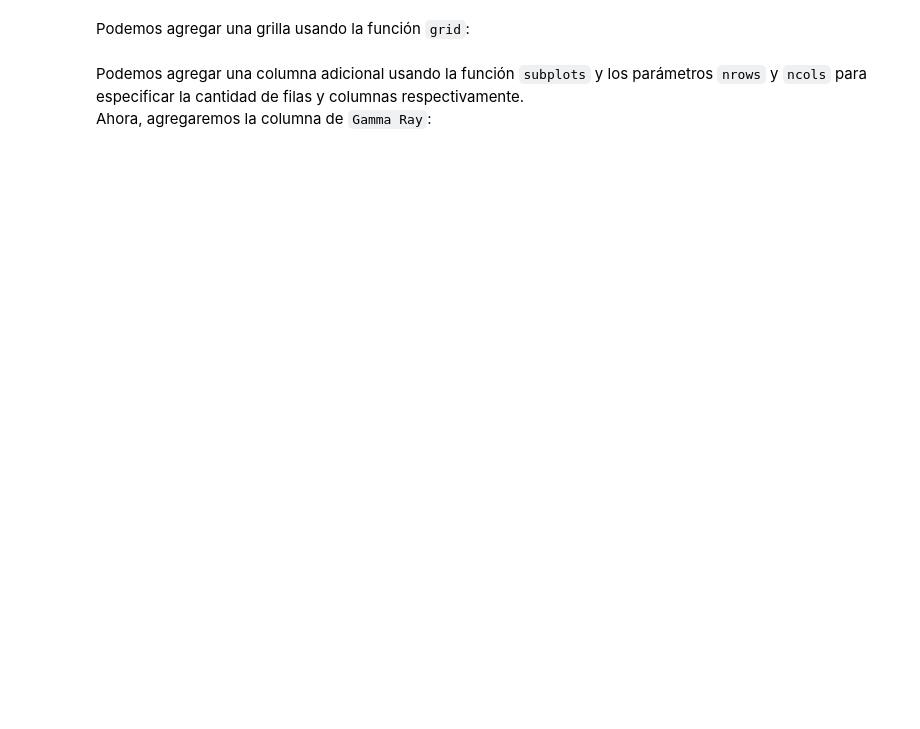
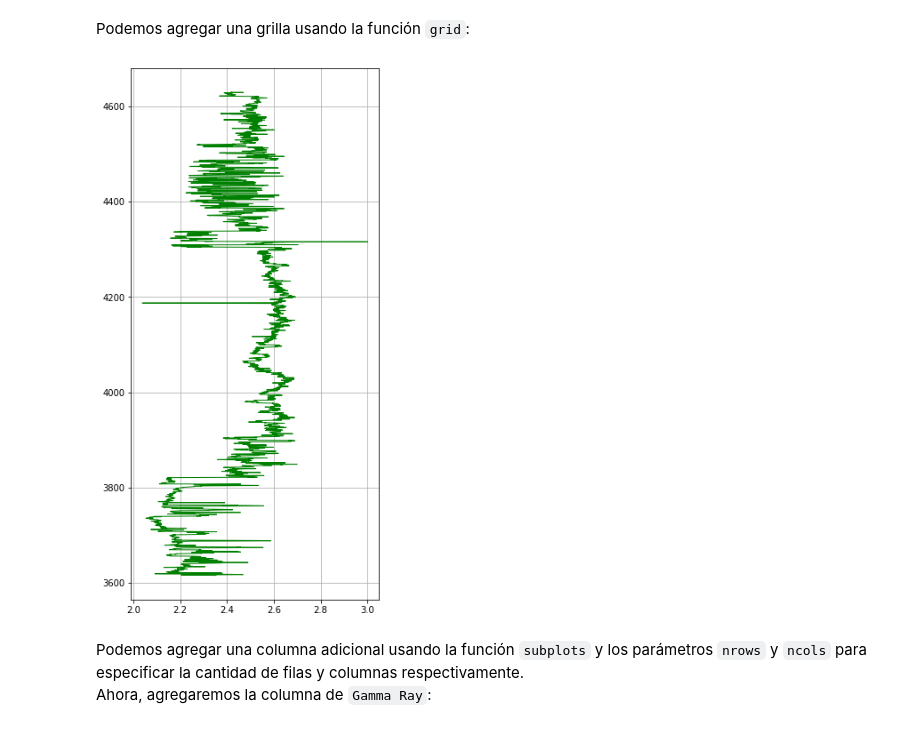
Before and after one commit to kevinalexandr19/manual-python-geologia, a Jupyter notebook: notebooks/5a_registro_pozos.ipynb, the cells around one changed output. Cells and saved outputs as stored; diff of their text form; code cells hidden in the pictures; blank space fills up the shorter version.

```diff
--- a/notebooks/5a_registro_pozos.ipynb
+++ b/notebooks/5a_registro_pozos.ipynb
@@ -63,9 +81,11 @@ plt.show()
 Podemos agregar una grilla usando la función `grid`:
 # %%
 plt.figure(figsize=(5, 11))
-plt.plot(data["Densidad Aparente"], data["Profundidad"], lw=1, c="green")
+plt.plot("Densidad Aparente", "Profundidad", data=data, lw=1, c="green")
 plt.grid()
 plt.show()
+# %% [output]
+[figure, added]
 # %% [markdown]
 Podemos agregar una columna adicional usando la función `subplots` y los parámetros `nrows` y `ncols` para especificar la cantidad de filas y columnas respectivamente.\
 Ahora, agregaremos la columna de `Gamma Ray`:
```
Also changed, not shown: parts of 26 cells of this notebook, 1 other file.
